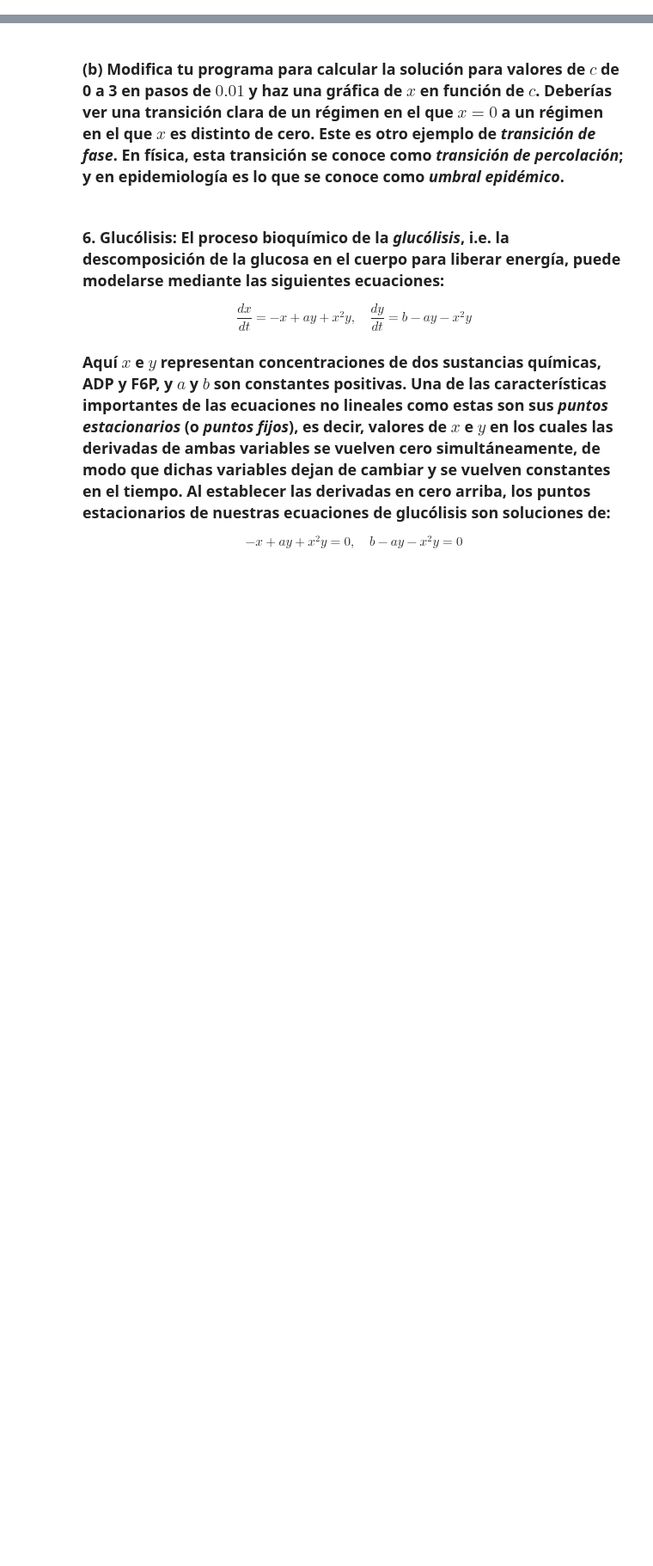
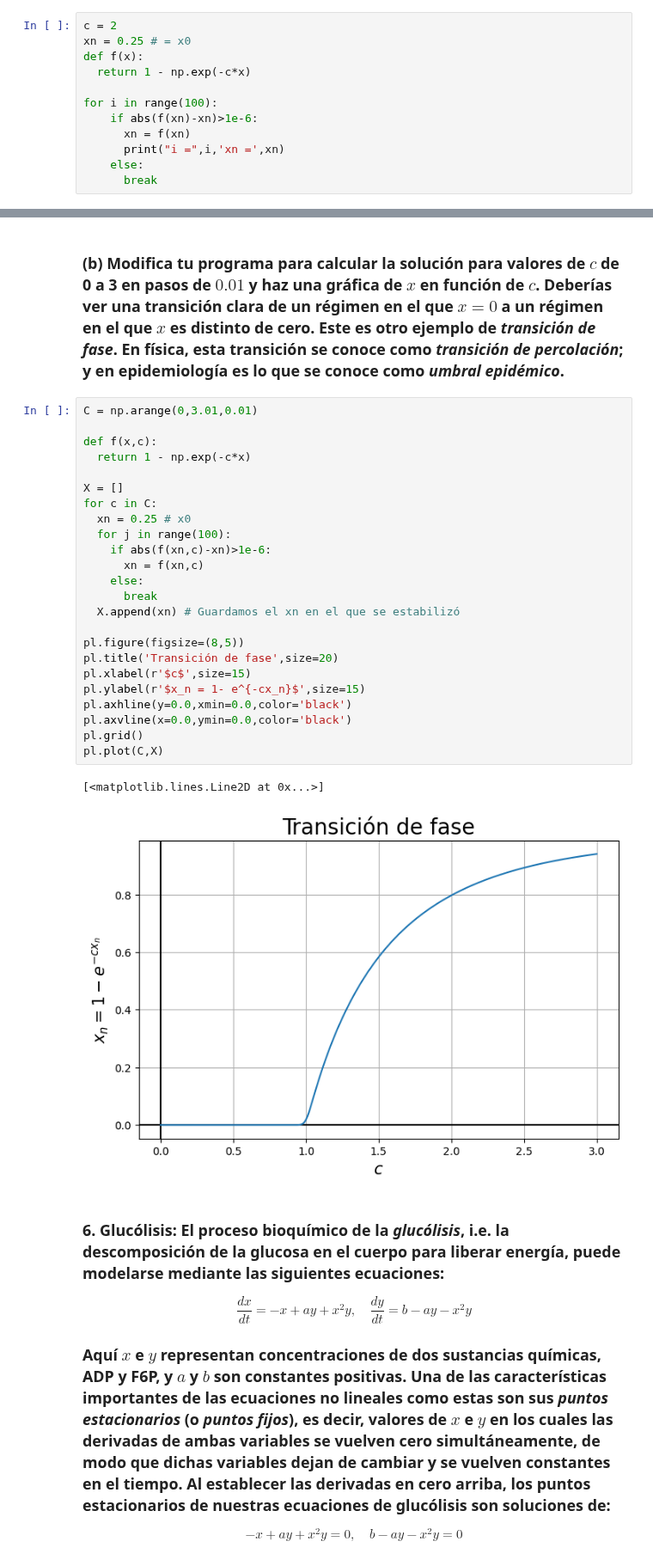
Before and after one commit to Alexi5omg/CLASE, a Jupyter notebook: Tareas/Práctica_4.ipynb, the cells around one changed output, grey strips where cells are left out. Shown at 86% size. Drawn from its saved outputs; the diff is of its cells as text; blank space fills up the shorter version.

```diff
--- a/Tareas/Práctica_4.ipynb
+++ b/Tareas/Práctica_4.ipynb
@@ -629,3 +629,15 @@ pl.legend()
 ### **5. Método de relajación**: Considere la ecuación $x = 1 - e^{-c x}$, donde $c$ es un parámetro conocido y $x$ es desconocido. Esta ecuación surge en una variedad de situaciones, incluida la física de procesos de contacto, modelos matemáticos de epidemias y teoría de grafos aleatorios.
 # %% [markdown]
 ### **(a)** Escribe un programa para resolver esta ecuación para $x$ usando el método de relajación para $c = 2$. Calcula su solución con una precisión ($\epsilon_n$) de al menos $10^{-6}$.
+# %%
+c = 2
+xn = 0.25 # = x0
+def f(x):
+  return 1 - np.exp(-c*x)
+
+for i in range(100):
+    if abs(f(xn)-xn)>1e-6:
+      xn = f(xn)
+      print("i =",i,'xn =',xn)
+    else:
+      break
@@ -632,5 +661,32 @@ pl.legend()
 # %% [markdown]
 ### **(b)** Modifica tu programa para calcular la solución para valores de $c$ de 0 a 3 en pasos de $0.01$ y haz una gráfica de $x$ en función de $c$. Deberías ver una transición clara de un régimen en el que $x = 0$ a un régimen en el que $x$ es distinto de cero. Este es otro ejemplo de ***transición de fase***. En física, esta transición se conoce como *transición de percolación*; y en epidemiología es lo que se conoce como *umbral epidémico*.
+# %%
+C = np.arange(0,3.01,0.01)
+
+def f(x,c):
+  return 1 - np.exp(-c*x)
+
+X = []
+for c in C:
+  xn = 0.25 # x0
+  for j in range(100):
+    if abs(f(xn,c)-xn)>1e-6:
+      xn = f(xn,c)
+    else:
+      break
+  X.append(xn) # Guardamos el xn en el que se estabilizó
+
+pl.figure(figsize=(8,5))
+pl.title('Transición de fase',size=20)
+pl.xlabel(r'$c$',size=15)
+pl.ylabel(r'$x_n = 1- e^{-cx_n}$',size=15)
+pl.axhline(y=0.0,xmin=0.0,color='black')
+pl.axvline(x=0.0,ymin=0.0,color='black')
+pl.grid()
+pl.plot(C,X)
+# %% [output]
+[<matplotlib.lines.Line2D at 0x...>]
+[figure, added]
 # %% [markdown]
 ### **6. Glucólisis**: El proceso bioquímico de la *glucólisis*, i.e. la descomposición de la glucosa en el cuerpo para liberar energía, puede modelarse mediante las siguientes ecuaciones:
 
```
Also changed, not shown: parts of 1 cell of this notebook.
